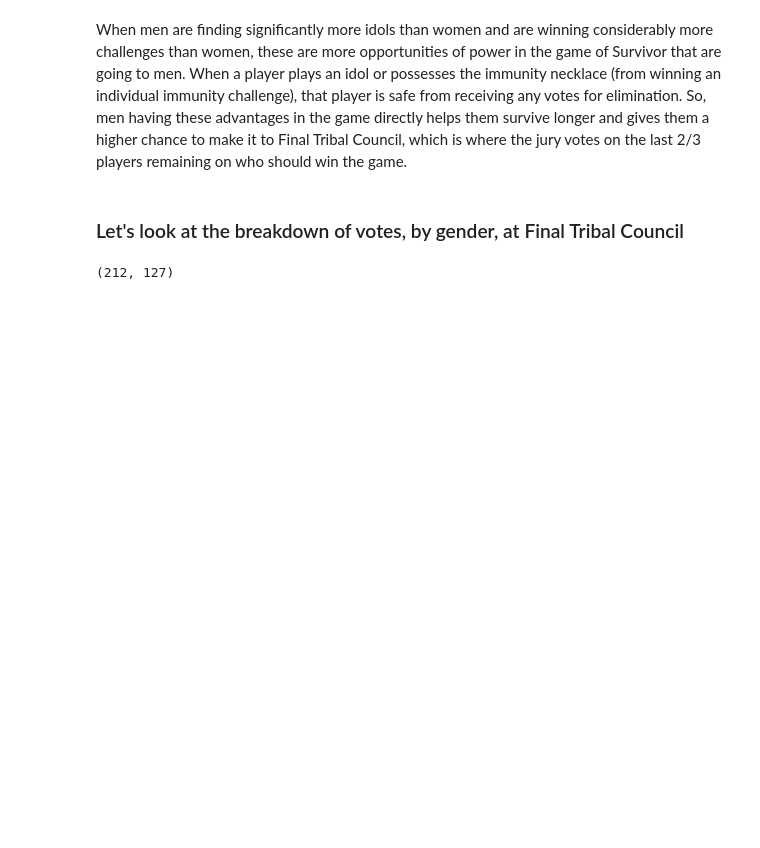
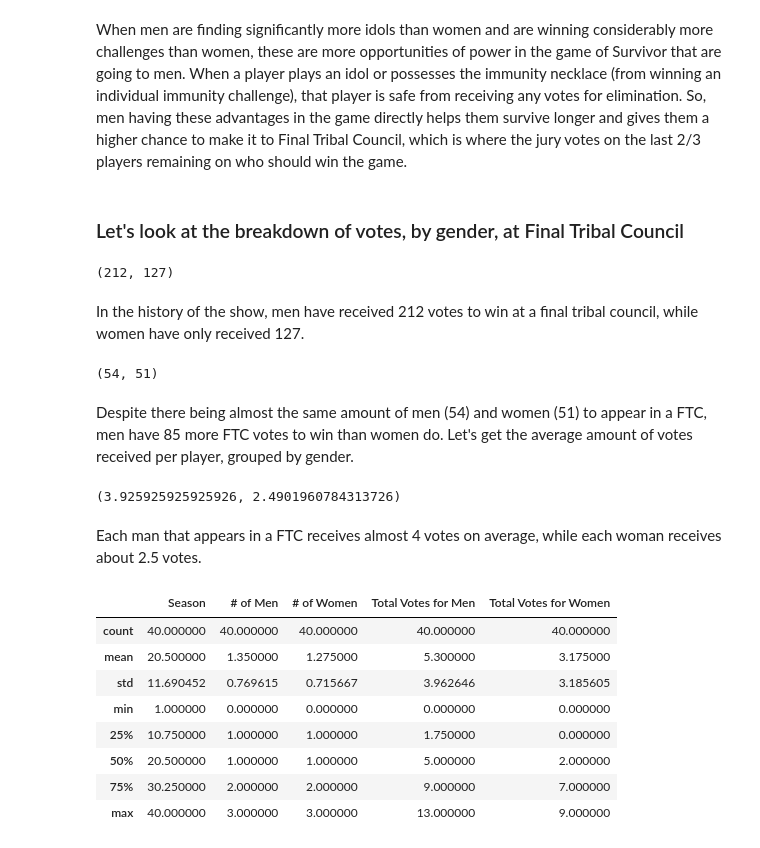
Before and after one commit to blakes5/upgraded-octo-memory, a Jupyter notebook: Midterm Project/messyMidtermFile.ipynb, the cells around one changed output. Drawn from its saved outputs; the diff is of its cells as text; code cells hidden in the pictures; blank space fills up the shorter version.

```diff
--- a/Midterm Project/messyMidtermFile.ipynb
+++ b/Midterm Project/messyMidtermFile.ipynb
@@ -239,3 +249,34 @@ women_votes = int(votes_FTC['Total Votes for Women'].sum())
 men_votes, women_votes
 # %% [output]
 (212, 127)
+# %% [markdown]
+In the history of the show, men have received 212 votes to win at a final tribal council, while women have only received 127.
+# %%
+total_votes = men_votes + women_votes
+men_FTC = int(votes_FTC['# of Men'].sum()) ## total number of men to appear in Final Tribal Council (FTC)
+women_FTC = int(votes_FTC['# of Women'].sum()) ## total number of women to appear in FTC
+men_FTC, women_FTC
+# %% [output]
+(54, 51)
+# %% [markdown]
+Despite there being almost the same amount of men (54) and women (51) to appear in a FTC, men have 85 more FTC votes to win than women do. Let's get the average amount of votes received per player, grouped by gender.
+# %%
+votes_per_woman = women_votes / women_FTC
+votes_per_man = men_votes / men_FTC
+votes_per_man, votes_per_woman
+# %% [output]
+(3.925925925925926, 2.4901960784313726)
+# %% [markdown]
+Each man that appears in a FTC receives almost 4 votes on average, while each woman receives about 2.5 votes.
+# %%
+votes_FTC.describe()
+# %% [output]
+|  | Season | # of Men | # of Women | Total Votes for Men | Total Votes for Women |
+| count | 40.000000 | 40.000000 | 40.000000 | 40.000000 | 40.000000 |
+| mean | 20.500000 | 1.350000 | 1.275000 | 5.300000 | 3.175000 |
+| std | 11.690452 | 0.769615 | 0.715667 | 3.962646 | 3.185605 |
+| min | 1.000000 | 0.000000 | 0.000000 | 0.000000 | 0.000000 |
+| 25% | 10.750000 | 1.000000 | 1.000000 | 1.750000 | 0.000000 |
+| 50% | 20.500000 | 1.000000 | 1.000000 | 5.000000 | 2.000000 |
+| 75% | 30.250000 | 2.000000 | 2.000000 | 9.000000 | 7.000000 |
+| max | 40.000000 | 3.000000 | 3.000000 | 13.000000 | 9.000000 |
```
Also changed, not shown: parts of 14 cells of this notebook.
